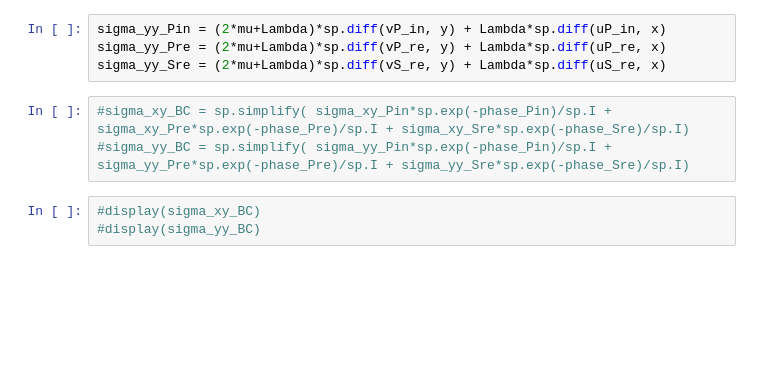
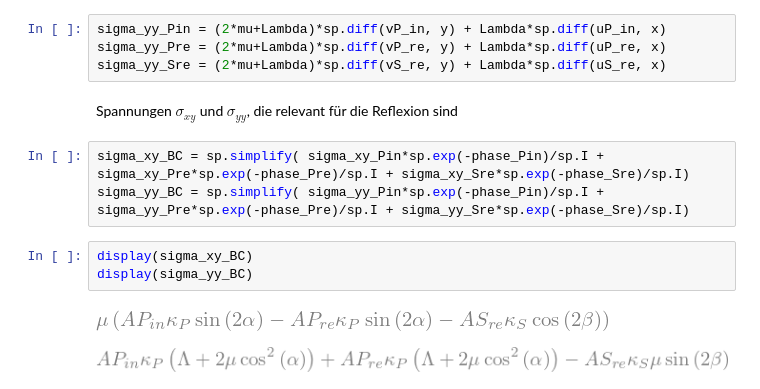
Before and after one commit to nagelt/soil_dynamics, a Jupyter notebook: wave3d_reflection.ipynb, the cells around one changed output. Drawn from its saved outputs; the diff is of its cells as text; blank space fills up the shorter version.

```diff
--- a/wave3d_reflection.ipynb
+++ b/wave3d_reflection.ipynb
@@ -63,9 +69,14 @@ sigma_xy_Sre = mu*( sp.diff(uS_re, y) + sp.diff(vS_re, x) )
 sigma_yy_Pin = (2*mu+Lambda)*sp.diff(vP_in, y) + Lambda*sp.diff(uP_in, x)
 sigma_yy_Pre = (2*mu+Lambda)*sp.diff(vP_re, y) + Lambda*sp.diff(uP_re, x)
 sigma_yy_Sre = (2*mu+Lambda)*sp.diff(vS_re, y) + Lambda*sp.diff(uS_re, x)
+# %% [markdown]
+Spannungen $\sigma_{xy}$ und $\sigma_{yy}$, die relevant für die Reflexion sind
 # %%
-#sigma_xy_BC = sp.simplify( sigma_xy_Pin*sp.exp(-phase_Pin)/sp.I + sigma_xy_Pre*sp.exp(-phase_Pre)/sp.I + sigma_xy_Sre*sp.exp(-phase_Sre)/sp.I)
-#sigma_yy_BC = sp.simplify( sigma_yy_Pin*sp.exp(-phase_Pin)/sp.I + sigma_yy_Pre*sp.exp(-phase_Pre)/sp.I + sigma_yy_Sre*sp.exp(-phase_Sre)/sp.I)
+sigma_xy_BC = sp.simplify( sigma_xy_Pin*sp.exp(-phase_Pin)/sp.I + sigma_xy_Pre*sp.exp(-phase_Pre)/sp.I + sigma_xy_Sre*sp.exp(-phase_Sre)/sp.I)
+sigma_yy_BC = sp.simplify( sigma_yy_Pin*sp.exp(-phase_Pin)/sp.I + sigma_yy_Pre*sp.exp(-phase_Pre)/sp.I + sigma_yy_Sre*sp.exp(-phase_Sre)/sp.I)
 # %%
-#display(sigma_xy_BC)
-#display(sigma_yy_BC)
+display(sigma_xy_BC)
+display(sigma_yy_BC)
+# %% [output]
+[figure, added]
+[figure, added]
```
Also changed, not shown: parts of 15 cells of this notebook, 1 other file.
